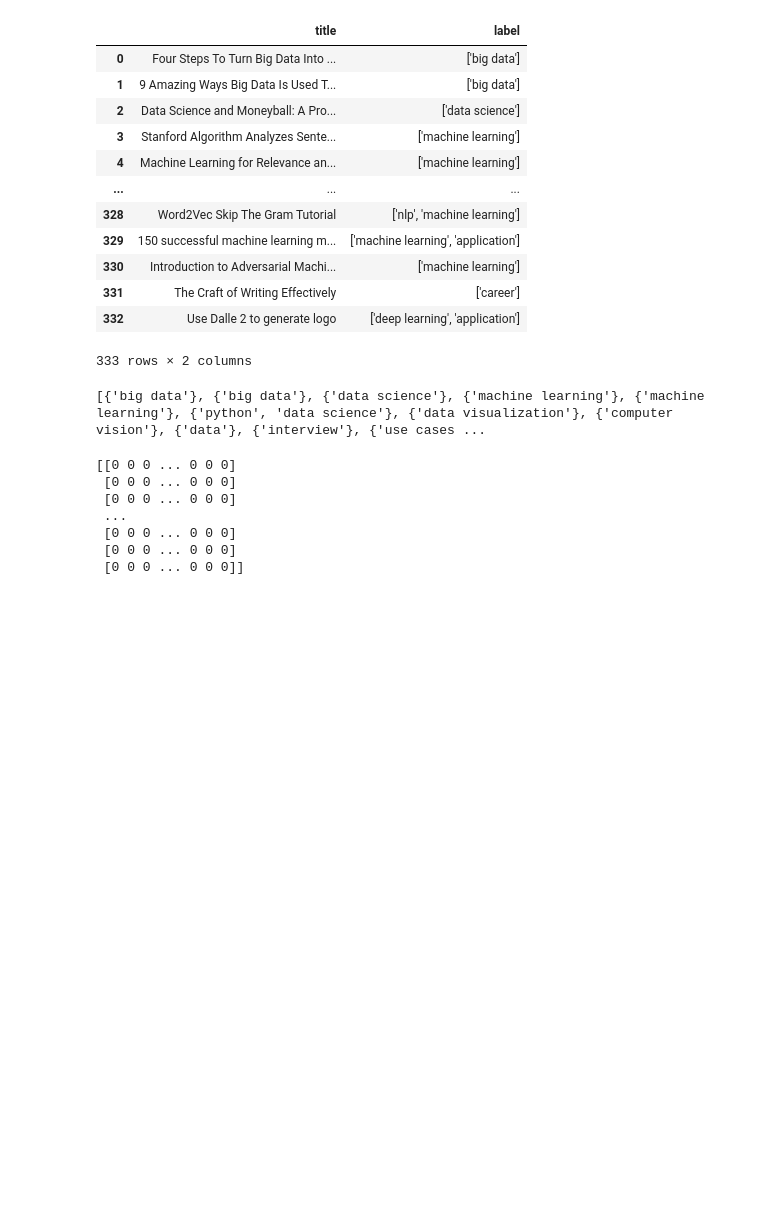
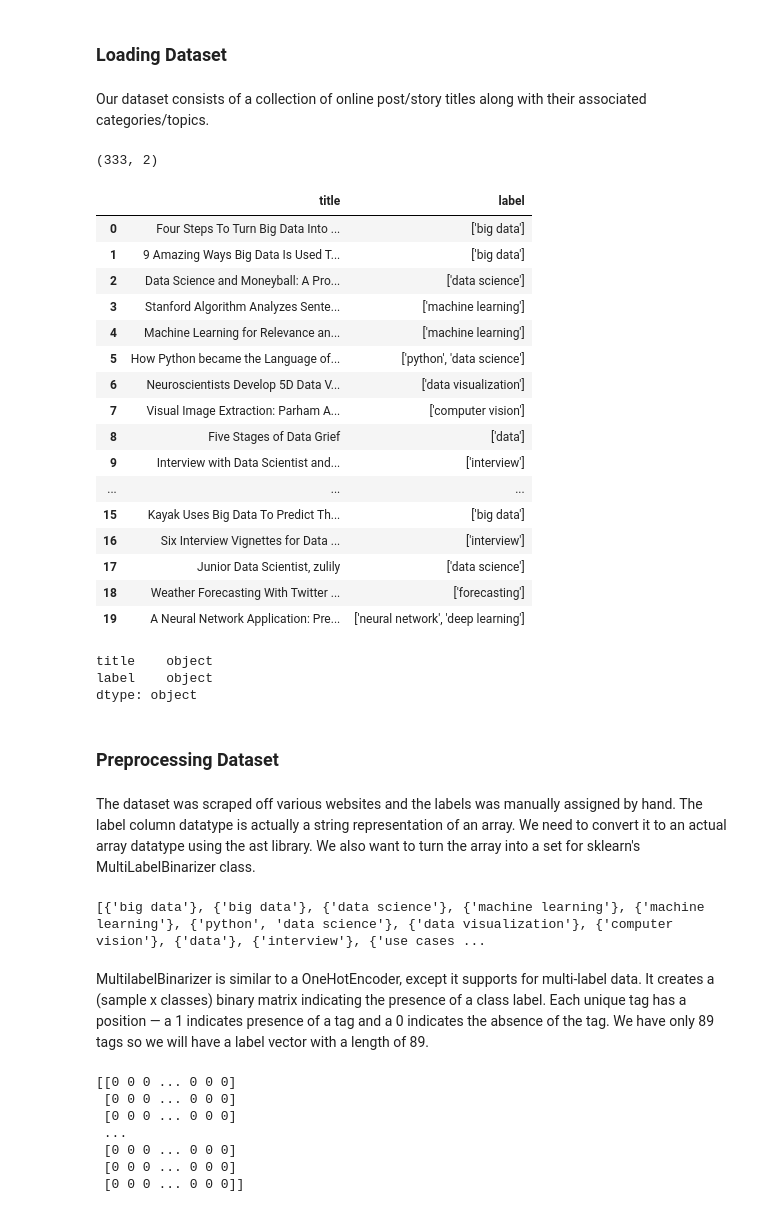
Before and after one commit to chensteven/wecloud-mlops, a Jupyter notebook: training/training.ipynb, the cells around one changed output. Drawn from its saved outputs; the diff is of its cells as text; code cells hidden in the pictures; blank space fills up the shorter version.

```diff
--- a/training/training.ipynb
+++ b/training/training.ipynb
@@ -15,24 +21,46 @@ from tqdm.auto import tqdm
 from transformers import (AdamW, AutoModel, AutoTokenizer, BertConfig,
                           BertModel, BertTokenizer)
 from transformers import get_linear_schedule_with_warmup
+# %% [markdown]
+### Loading Dataset
+# %% [markdown]
+Our dataset consists of a collection of online post/story titles along with their associated categories/topics.
 # %%
 df = pd.read_csv('../data/post_categories/dataset.csv')
 # %%
-df
+df.shape
 # %% [output]
-|  | title | label |
-| 0 | Four Steps To Turn Big Data Into ... | ['big data'] |
-| 1 | 9 Amazing Ways Big Data Is Used T... | ['big data'] |
-| 2 | Data Science and Moneyball: A Pro... | ['data science'] |
-| 3 | Stanford Algorithm Analyzes Sente... | ['machine learning'] |
-| 4 | Machine Learning for Relevance an... | ['machine learning'] |
-| ... | ... | ... |
-| 328 | Word2Vec Skip The Gram Tutorial | ['nlp', 'machine learning'] |
-| 329 | 150 successful machine learning m... | ['machine learning', 'application'] |
-| 330 | Introduction to Adversarial Machi... | ['machine learning'] |
-| 331 | The Craft of Writing Effectively | ['career'] |
-| 332 | Use Dalle 2 to generate logo | ['deep learning', 'application'] |
-333 rows × 2 columns
+(333, 2)
+# %%
+df.head(20)
+# %% [output]
+|  | title | label |
+| 0 | Four Steps To Turn Big Data Into ... | ['big data'] |
+| 1 | 9 Amazing Ways Big Data Is Used T... | ['big data'] |
+| 2 | Data Science and Moneyball: A Pro... | ['data science'] |
+| 3 | Stanford Algorithm Analyzes Sente... | ['machine learning'] |
+| 4 | Machine Learning for Relevance an... | ['machine learning'] |
+| 5 | How Python became the Language of... | ['python', 'data science'] |
+| 6 | Neuroscientists Develop 5D Data V... | ['data visualization'] |
+| 7 | Visual Image Extraction: Parham A... | ['computer vision'] |
+| 8 | Five Stages of Data Grief | ['data'] |
+| 9 | Interview with Data Scientist and... | ['interview'] |
+| ... | ... | ... |
+| 15 | Kayak Uses Big Data To Predict Th... | ['big data'] |
+| 16 | Six Interview Vignettes for Data ... | ['interview'] |
+| 17 | Junior Data Scientist, zulily | ['data science'] |
+| 18 | Weather Forecasting With Twitter ... | ['forecasting'] |
+| 19 | A Neural Network Application: Pre... | ['neural network', 'deep learning'] |
+# %%
+df.dtypes
+# %% [output]
+title    object
+label    object
+dtype: object
+# %% [markdown]
+### Preprocessing Dataset
+# %% [markdown]
+The dataset was scraped off various websites and the labels was manually assigned by hand. The label column datatype is actually a string representation of an array. We need to convert it to an actual array datatype using the ast library. We also want to turn the array into a set for sklearn's MultiLabelBinarizer class.
 # %%
 vocabs = []
 for d in df['label']:
@@ -41,6 +69,8 @@ for d in df['label']:
 print(vocabs)
 # %% [output]
 [{'big data'}, {'big data'}, {'data science'}, {'machine learning'}, {'machine learning'}, {'python', 'data science'}, {'data visualization'}, {'computer vision'}, {'data'}, {'interview'}, {'use cases ...
+# %% [markdown]
+MultilabelBinarizer is similar to a OneHotEncoder, except it supports for multi-label data. It creates a (sample x classes) binary matrix indicating the presence of a class label. Each unique tag has a position — a 1 indicates presence of a tag and a 0 indicates the absence of the tag. We have only 89 tags so we will have a label vector with a length of 89.
 # %%
 mlb = MultiLabelBinarizer()
 preds = mlb.fit_transform(vocabs)
```
Also changed, not shown: parts of 38 cells of this notebook.
